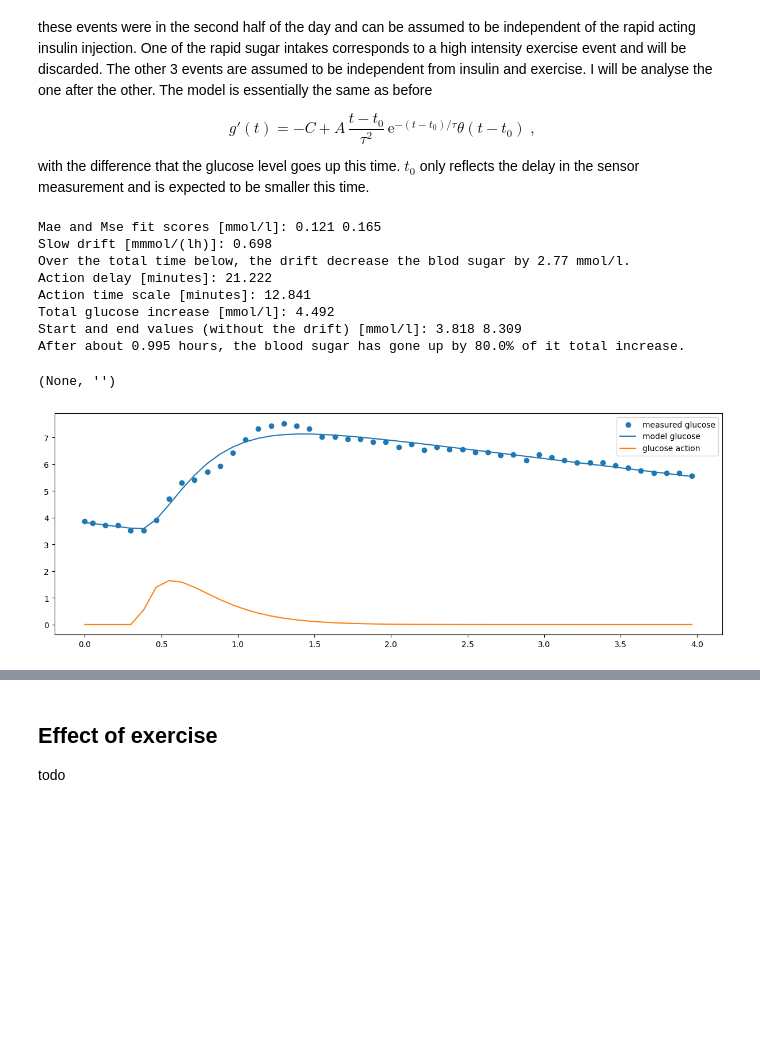
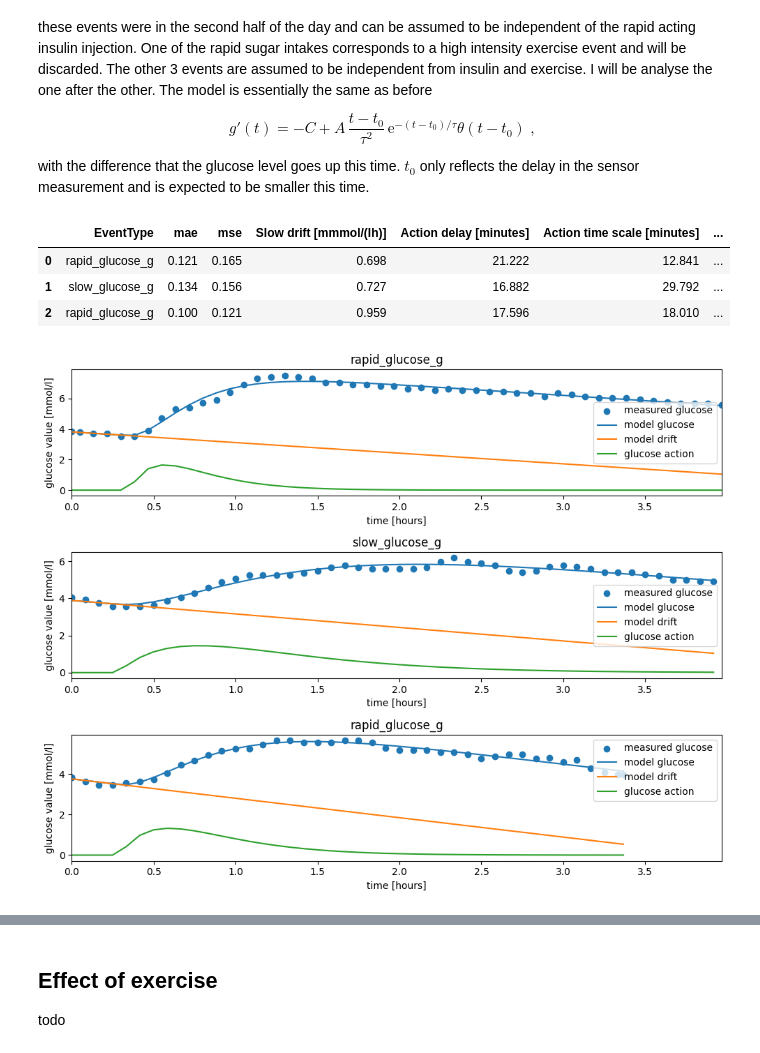
Before and after one commit to sethyvenatem/blood_sugar_fast_day, a Jupyter notebook: fast_day.ipynb, the cells around one changed output, grey strips where cells are left out. Cells and saved outputs as stored; diff of their text form; code cells hidden in the pictures; blank space fills up the shorter version.

```diff
--- a/fast_day.ipynb
+++ b/fast_day.ipynb
@@ -400,7 +394,7 @@ data = data.sort_index()
 
 # Make a dictionary with the three carb intake events.
 carb_events_start = [data[data['EventType'] == 'rapid_glucose_g'].index[0], data[data['EventType'] == 'slow_glucose_g'].index[0], data[data['EventType'] == 'rapid_glucose_g'].index[-1]]
-events = {}
+events = []
 for ev in carb_events_start:
     ev_end = data[(data['EventType'] != 'glucose_measurement') & (data['EventType'] != 'calibration') & (data.index >= ev)].iloc[1].name
     data = pd.concat([pd.DataFrame([[np.nan,np.nan,'glucose_measurement']],index = [ev,ev_end], columns = ['Value','calibrated_glucose','EventType']),data]).sort_index()
@@ -410,7 +404,10 @@ for ev in carb_events_start:
     temp['elapsed_time_h'] = (temp.index-temp.index[0]).total_seconds()/(3600)
     temp = temp[temp['elapsed_time_h']<4]
     temp.index.name = ev
-    events[ev] = temp
+    events.append(temp)
+
+for ev, type in zip(events,['rapid_glucose_g','slow_glucose_g','rapid_glucose_g']):
+    ev.columns.name = type
 # %%
 def theta(x):
     # I use a smooth version of the heavside function to avoid tripping the fit algorithm.
@@ -436,41 +439,45 @@ events_description = pd.DataFrame(['rapid_glucose_g','slow_glucose_g','rapid_glu
 # %%
-data = list(events.values())[0]
+fig, axs = plt.subplots(3)
+fig.set_figheight(8)
+fig.set_figwidth(10)
 
-popt, _ = curve_fit(tofit, data['elapsed_time_h'],data['calibrated_glucose'], p0 = [0, 3,0.75,4,0.6])
-time_solution = fsolve(to_zero, 1)
+max_time = 0
+for ev in events:
+    max_time = max(max_time,ev['elapsed_time_h'].max())
 
-fig, axs = plt.subplots(1)
-fig.set_figheight(5)
-fig.set_figwidth(15)
+events_description = pd.DataFrame(['rapid_glucose_g','slow_glucose_g','rapid_glucose_g'],index = [0,1,2],columns = ['EventType'])
 
-axs.scatter(data['elapsed_time_h'],data['calibrated_glucose'], label = 'measured glucose')
-axs.plot(data['elapsed_time_h'],tofit(data['elapsed_time_h'], *popt), label = 'model glucose')
-axs.plot(data['elapsed_time_h'],glucose_action(data['elapsed_time_h'], *popt), label = 'glucose action')
-axs.legend();
+for ind, ev in enumerate(events):
 
-events_description.loc[0,['mae','mse','Slow drift [mmmol/(lh)]','Action delay [minutes]','Action time scale [minutes]','Total glucose increase [mmol/l]','Time to '+str(100*(1-epsilon))+'% [hours]']] = ([round(np.abs(data['calibrated_glucose']-tofit(data['elapsed_time_h'], *popt)).mean(),3),
-round((((data['calibrated_glucose']-tofit(data['elapsed_time_h'], *popt))**2).mean()**0.5),3),
-round(popt[0],3),
-round(popt[2]*60,3),
-round(popt[4]*60,3),
-round(popt[3],3),round(popt[2]+popt[4]*time_solution[0],3)])
-print('Mae and Mse fit scores [mmol/l]:',round(np.abs(data['calibrated_glucose']-tofit(data['elapsed_time_h'], *popt)).mean(),3), round((((data['calibrated_glucose']-tofit(data['elapsed_time_h'], *popt))**2).mean()**0.5),3))
-print('Slow drift [mmmol/(lh)]:',round(popt[0],3))
-print('Over the total time below, the drift decrease the blod sugar by',round(popt[0]*data.iloc[-1]['elapsed_time_h'],3),'mmol/l.')
-print('Action delay [minutes]:', round(popt[2]*60,3))
-print('Action time scale [minutes]:', round(popt[4]*60,3))
-print('Total glucose increase [mmol/l]:',round(popt[3],3))
-print('Start and end values (without the drift) [mmol/l]:',round(popt[1],3),round(popt[1]+popt[3],3))
-print('After about',round(popt[2]+popt[4]*time_solution[0],3),'hours, the blood sugar has gone up by', str(100*(1-epsilon))+'% of it total increase.'),''
+    popt, _ = curve_fit(tofit, ev['elapsed_time_h'],ev['calibrated_glucose'], p0 = [0, 3,0.75,4,0.6])
+    time_solution = fsolve(to_zero, 1)
+
+    axs[ind].scatter(ev['elapsed_time_h'],ev['calibrated_glucose'], label = 'measured glucose')
+    axs[ind].plot(ev['elapsed_time_h'],tofit(ev['elapsed_time_h'], *popt), label = 'model glucose')
+    axs[ind].plot(ev['elapsed_time_h'],popt[1]-popt[0]*ev['elapsed_time_h'], label = 'model drift')
+    axs[ind].plot(ev['elapsed_time_h'],glucose_action(ev['elapsed_time_h'], *popt), label = 'glucose action')
+    axs[ind].set_title(ev.columns.name)
+    axs[ind].set_xlim([0,max_time])
+    axs[ind].legend()
+    axs[ind].set_xlabel('time [hours]')
+    axs[ind].set_ylabel('glucose value [mmol/l]')
+
+    columns = ['mae','mse','Slow drift [mmmol/(lh)]','Action delay [minutes]','Action time scale [minutes]',
+               'Total glucose increase [mmol/l]','Time to '+str(100*(1-epsilon))+'% [hours]']
+    values = ([round(np.abs(ev['calibrated_glucose']-tofit(ev['elapsed_time_h'], *popt)).mean(),3),
+    round((((ev['calibrated_glucose']-tofit(ev['elapsed_time_h'], *popt))**2).mean()**0.5),3),
+    round(popt[0],3),
+    round(popt[2]*60,3),
+    round(popt[4]*60,3),
+    round(popt[3],3),round(popt[2]+popt[4]*time_solution[0],3)])
+    events_description.loc[ind,columns] = values
+fig.tight_layout();
+
+events_description
 # %% [output]
-Mae and Mse fit scores [mmol/l]: 0.121 0.165
-Slow drift [mmmol/(lh)]: 0.698
-Over the total time below, the drift decrease the blod sugar by 2.77 mmol/l.
-Action delay [minutes]: 21.222
-Action time scale [minutes]: 12.841
-Total glucose increase [mmol/l]: 4.492
-Start and end values (without the drift) [mmol/l]: 3.818 8.309
-After about 0.995 hours, the blood sugar has gone up by 80.0% of it total increase.
-(None, '')
+|  | EventType | mae | mse | Slow drift [mmmol/(lh)] | Action delay [minutes] | Action time scale [minutes] | ... |
+| 0 | rapid_glucose_g | 0.121 | 0.165 | 0.698 | 21.222 | 12.841 | ... |
+| 1 | slow_glucose_g | 0.134 | 0.156 | 0.727 | 16.882 | 29.792 | ... |
+| 2 | rapid_glucose_g | 0.100 | 0.121 | 0.959 | 17.596 | 18.010 | ... |
-[figure, old version]
+[figure, new version]
 # %%
```
Also changed, not shown: parts of 10 cells of this notebook.
